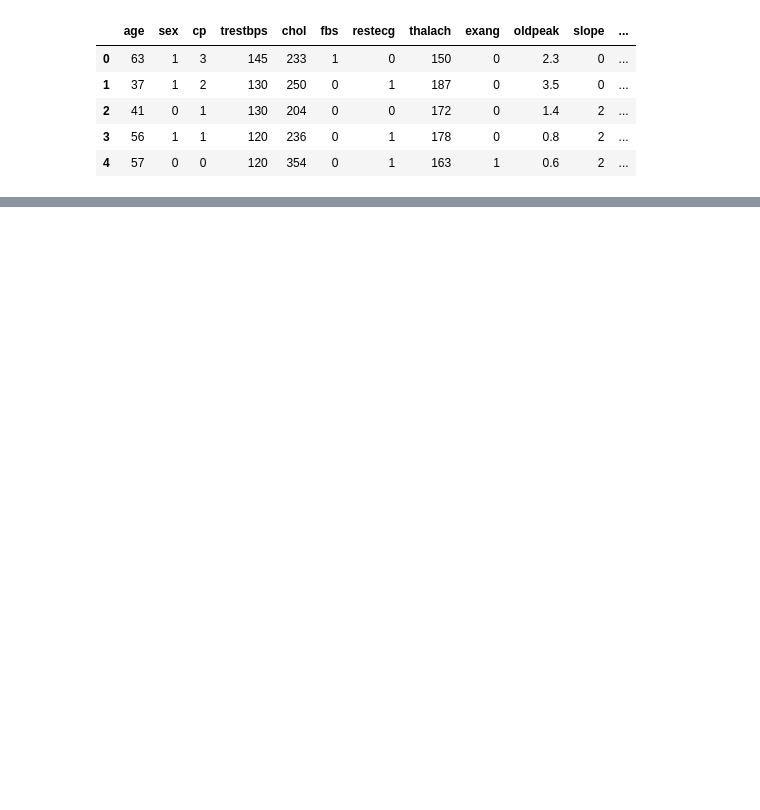
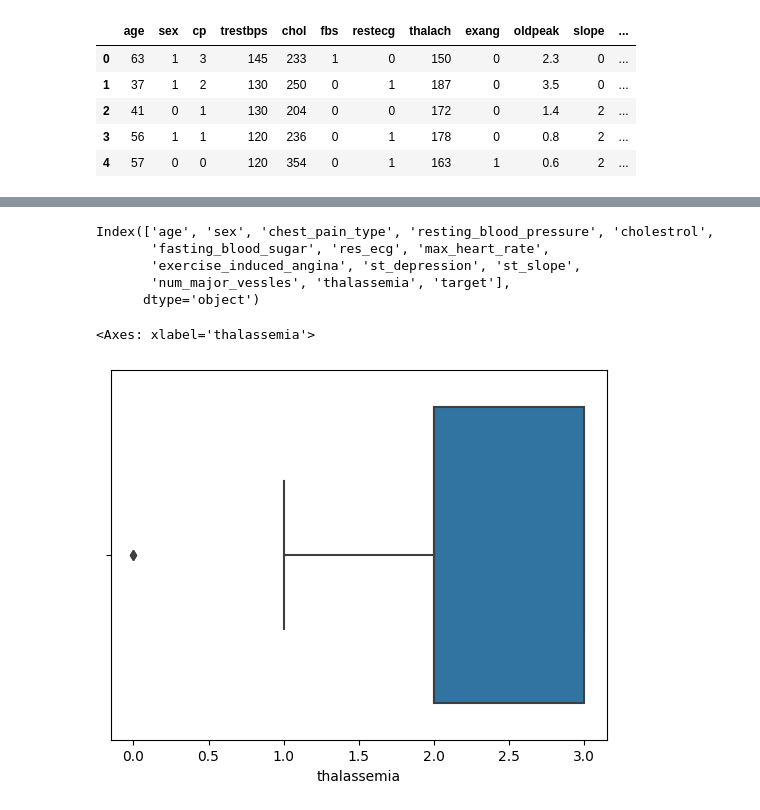
Before and after one commit to SenseiBassa/Exploratory_Data_Analaysis_with_Excel, a Jupyter notebook: Heart_Disease_Prediction_ML_(Supervised_Learning).ipynb, the cells around one changed output, grey strips where cells are left out. Drawn from its saved outputs; the diff is of its cells as text; code cells hidden in the pictures; blank space fills up the shorter version.

```diff
--- a/Heart_Disease_Prediction_ML_(Supervised_Learning).ipynb
+++ b/Heart_Disease_Prediction_ML_(Supervised_Learning).ipynb
@@ -45,0 +167,14 @@ df.head()
+# %%
+df.columns
+# %% [output]
+Index(['age', 'sex', 'chest_pain_type', 'resting_blood_pressure', 'cholestrol',
+       'fasting_blood_sugar', 'res_ecg', 'max_heart_rate',
+       'exercise_induced_angina', 'st_depression', 'st_slope',
+       'num_major_vessles', 'thalassemia', 'target'],
+      dtype='object')
+# %%
+# Check for outliers
+sns.boxplot(x=df["thalassemia"])
+# %% [output]
+<Axes: xlabel='thalassemia'>
+[figure, added]
```
Also changed, not shown: parts of 61 cells of this notebook.
